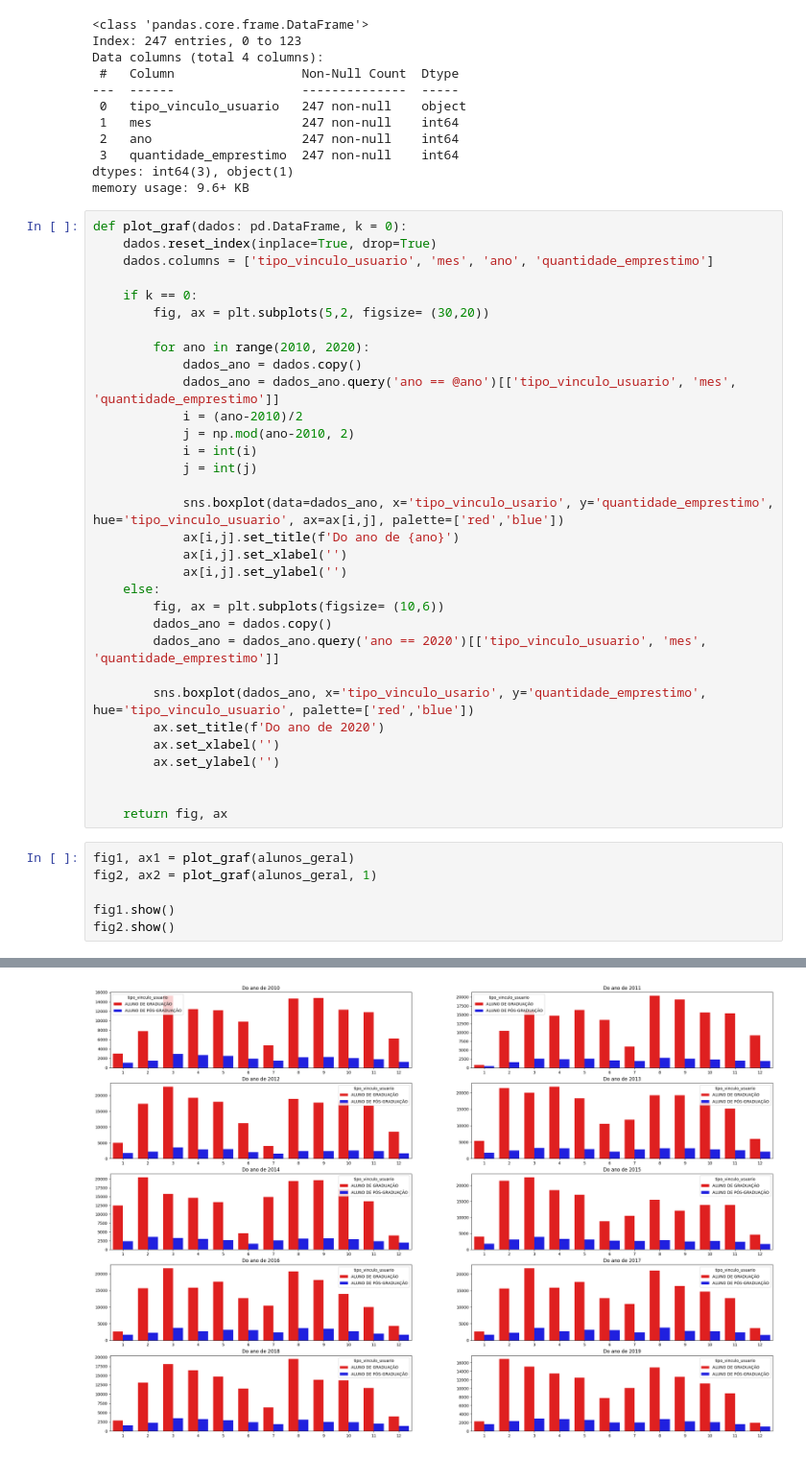
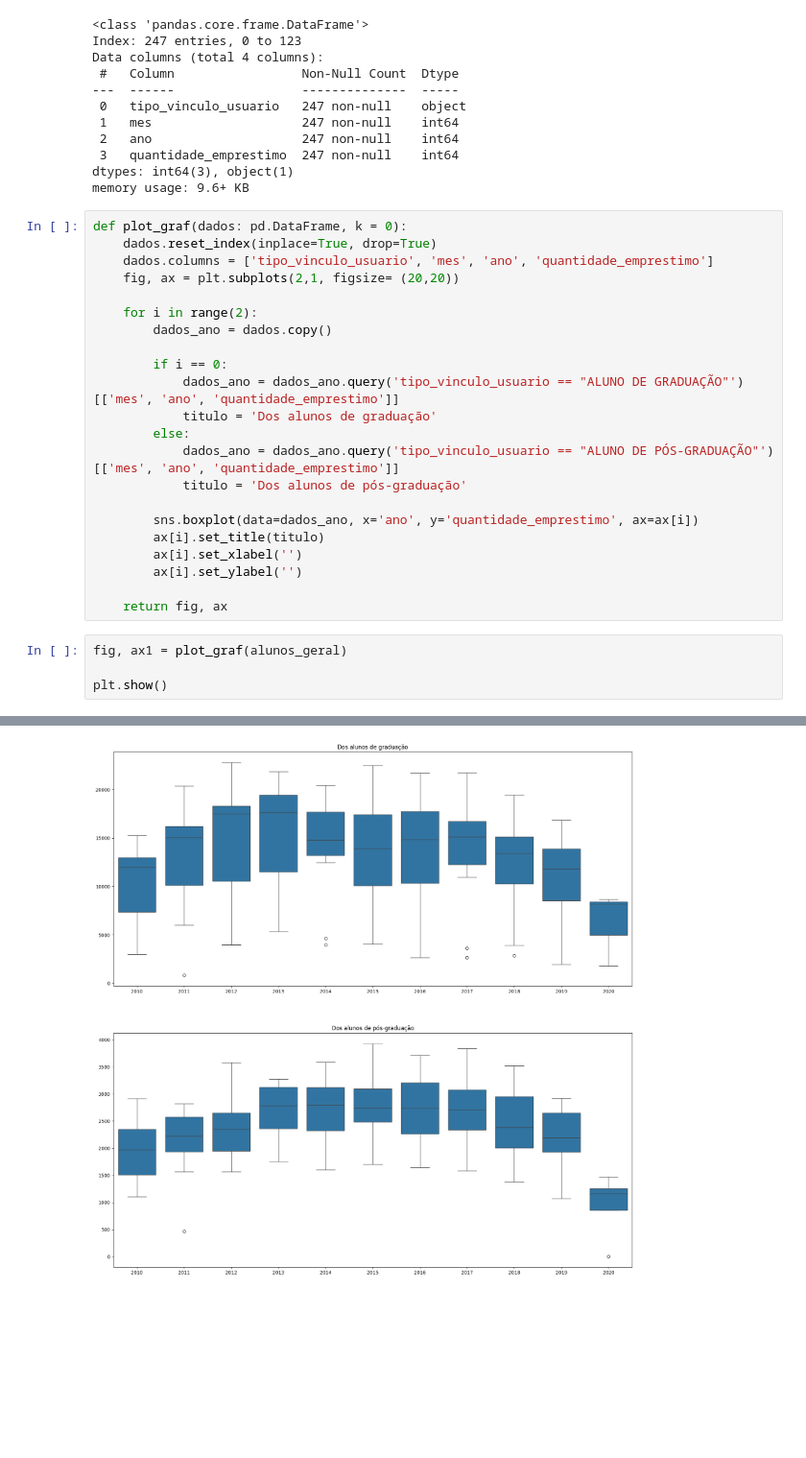
Before and after one commit to LuizHB23/7DaysOfCode-Pandas, a Jupyter notebook: main.ipynb, the cells around one changed output, grey strips where cells are left out. Shown at 96% size. Saved outputs shown, nothing was run; the diff lists cells and outputs as text; blank space fills up the shorter version.

```diff
--- a/main.ipynb
+++ b/main.ipynb
@@ -1033,38 +1033,26 @@ memory usage: 9.6+ KB
 def plot_graf(dados: pd.DataFrame, k = 0):
     dados.reset_index(inplace=True, drop=True)
     dados.columns = ['tipo_vinculo_usuario', 'mes', 'ano', 'quantidade_emprestimo']
+    fig, ax = plt.subplots(2,1, figsize= (20,20))
 
-    if k == 0:
-        fig, ax = plt.subplots(5,2, figsize= (30,20))
+    for i in range(2):
+        dados_ano = dados.copy()
 
-        for ano in range(2010, 2020):
-            dados_ano = dados.copy()
-            dados_ano = dados_ano.query('ano == @ano')[['tipo_vinculo_usuario', 'mes', 'quantidade_emprestimo']]
-            i = (ano-2010)/2
-            j = np.mod(ano-2010, 2)
-            i = int(i)
-            j = int(j)
+        if i == 0:
+            dados_ano = dados_ano.query('tipo_vinculo_usuario == "ALUNO DE GRADUAÇÃO"')[['mes', 'ano', 'quantidade_emprestimo']]
+            titulo = 'Dos alunos de graduação'
+        else:
+            dados_ano = dados_ano.query('tipo_vinculo_usuario == "ALUNO DE PÓS-GRADUAÇÃO"')[['mes', 'ano', 'quantidade_emprestimo']]
+            titulo = 'Dos alunos de pós-graduação'
 
-            sns.boxplot(data=dados_ano, x='tipo_vinculo_usario', y='quantidade_emprestimo', hue='tipo_vinculo_usuario', ax=ax[i,j], palette=['red','blue'])
-            ax[i,j].set_title(f'Do ano de {ano}')
-            ax[i,j].set_xlabel('')
-            ax[i,j].set_ylabel('')
-    else:
-        fig, ax = plt.subplots(figsize= (10,6))
-        dados_ano = dados.copy()
-        dados_ano = dados_ano.query('ano == 2020')[['tipo_vinculo_usuario', 'mes', 'quantidade_emprestimo']]
-
-        sns.boxplot(dados_ano, x='tipo_vinculo_usario', y='quantidade_emprestimo', hue='tipo_vinculo_usuario', palette=['red','blue'])
-        ax.set_title(f'Do ano de 2020')
-        ax.set_xlabel('')
-        ax.set_ylabel('')
-
+        sns.boxplot(data=dados_ano, x='ano', y='quantidade_emprestimo', ax=ax[i])
+        ax[i].set_title(titulo)
+        ax[i].set_xlabel('')
+        ax[i].set_ylabel('')
 
     return fig, ax
 # %%
-fig1, ax1 = plot_graf(alunos_geral)
-fig2, ax2 = plot_graf(alunos_geral, 1)
+fig, ax1 = plot_graf(alunos_geral)
 
-fig1.show()
-fig2.show()
+plt.show()
 # %% [output]
@@ -1075 +1059 @@ FigureCanvasAgg is non-interactive, and thus cannot be shown
-[figure, old version]
+[figure, new version]
```
Also changed, not shown: parts of 12 cells of this notebook, 2 other files.
